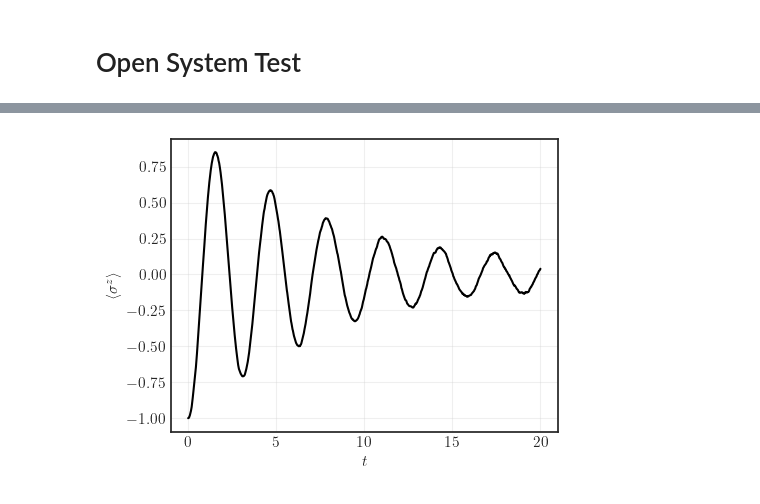
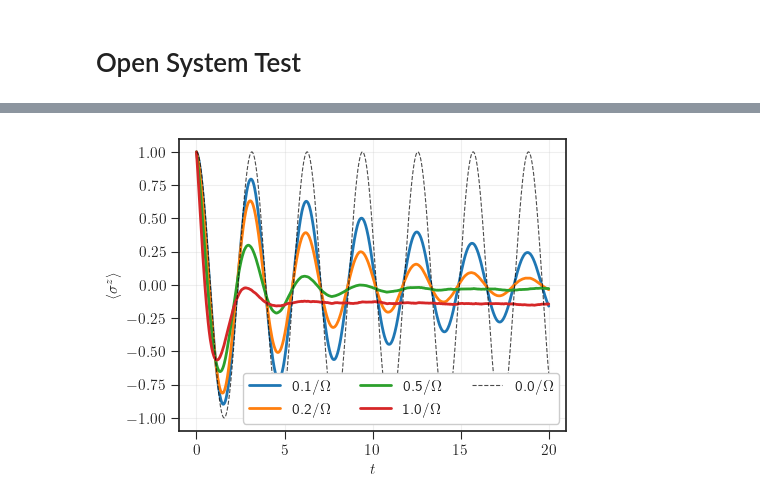
Before and after one commit to juardilag/twa_py, a Jupyter notebook: test.ipynb, the cells around one changed output, grey strips where cells are left out. Cells and saved outputs as stored; diff of their text form; code cells hidden in the pictures.

```diff
--- a/test.ipynb
+++ b/test.ipynb
@@ -67,13 +52,7 @@ def spontaneous_emission(s, args):
     # Note: The factor 0.5 is crucial to match standard Lindblad rate Gamma
     return (jnp.sqrt(gamma) * 0.5) * (s[0] - 1j * s[1])
 
-n_trajectories = int(1e4)
-batch_size = int(1e4)
-params = (1.0, 0.15) # Omega=1.0, Gamma=0.5
+n_trajectories = int(1e5)
+batch_size = int(5e4)
 key = jax.random.PRNGKey(42)
 t_eval = jnp.linspace(0, 20, int(1e3))
-
-mean_s, var_s = solve_twa_batched_stats(
-    key, n_trajectories, batch_size, t_eval,
-    hamiltonian, [spontaneous_emission], params
-)
@@ -81,0 +59,15 @@ Starting Simulation: 1000 trajectories (Independent Noise)...
+# %%
+means, vars = [],[]
+
+decays = [0.1, 0.2, 0.5, 1.0, 0.0]
+
+for gamma in decays:
+    mean_s, var_s = solve_twa_batched_stats(
+    key, n_trajectories, batch_size, t_eval,
+    hamiltonian, [spontaneous_emission], (1.0, gamma)
+    )
+    means.append(mean_s)
+    vars.append(var_s)
+
+means = jnp.array(means)
+vars = jnp.array(vars)
@@ -82,9 +80,15 @@ Starting Simulation: 1000 trajectories (Independent Noise)...
 # %%
 fig, ax = plt.subplots(figsize=(5, 3.8))
-plt.plot(t_eval, mean_s[:,2], color = 'k')
+
+for i in range(len(means)-1):
+    plt.plot(t_eval, means[i][:,2], label = r'{}/$\Omega$'.format(decays[i]), linewidth = 2.0)
+
+plt.plot(t_eval, means[-1][:,2], label = r'{}/$\Omega$'.format(decays[-1]), color = 'k',
+        linestyle = '--', alpha = 0.7, linewidth = 0.8)
 plt.ylabel(r'$\langle \sigma^z\rangle$')
 plt.xlabel(r'$t$')
 plt.grid(alpha = 0.3)
+plt.legend(facecolor='white', framealpha=1, ncol = 3)
 plt.show()
 # %% [output]
-[figure, old version]
+[figure, new version]
```
Also changed, not shown: parts of 7 cells of this notebook.
